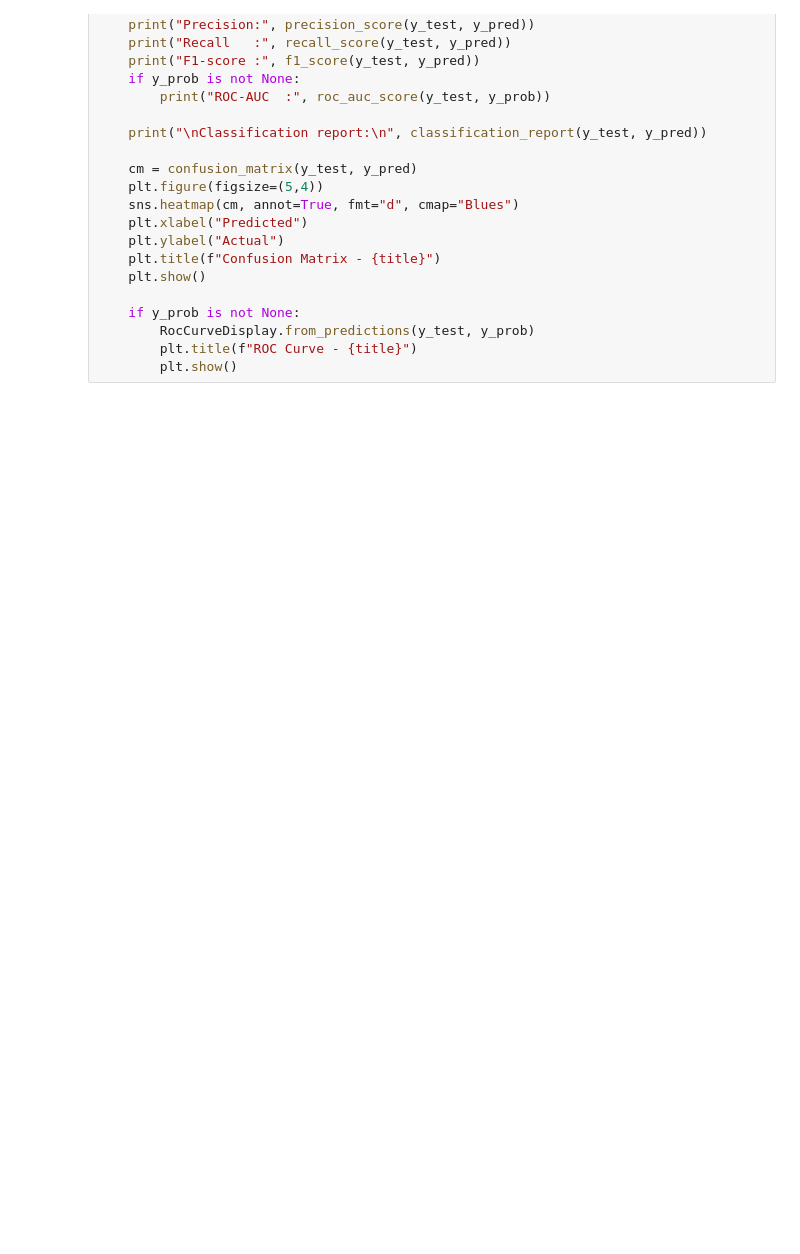
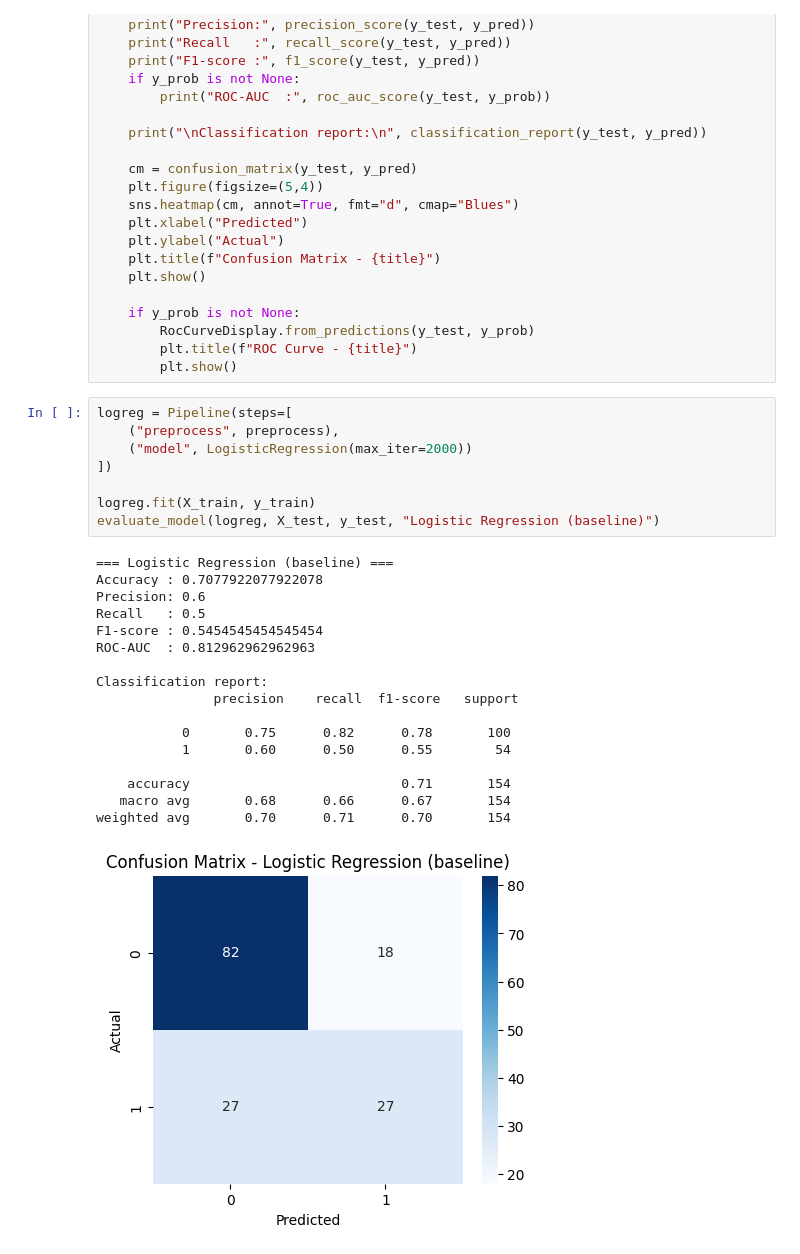
Before and after one commit to TramSt/decision-tree-pima-diabetes, a Jupyter notebook: notebooks/01_eda.ipynb, the cells around one changed output. Cells and saved outputs as stored; diff of their text form; blank space fills up the shorter version.

```diff
--- a/notebooks/01_eda.ipynb
+++ b/notebooks/01_eda.ipynb
@@ -196,3 +196,29 @@ def evaluate_model(model, X_test, y_test, title="Model"):
         RocCurveDisplay.from_predictions(y_test, y_prob)
         plt.title(f"ROC Curve - {title}")
         plt.show()
+# %%
+logreg = Pipeline(steps=[
+    ("preprocess", preprocess),
+    ("model", LogisticRegression(max_iter=2000))
+])
+
+logreg.fit(X_train, y_train)
+evaluate_model(logreg, X_test, y_test, "Logistic Regression (baseline)")
+# %% [output]
+=== Logistic Regression (baseline) ===
+Accuracy : 0.7077922077922078
+Precision: 0.6
+Recall   : 0.5
+F1-score : 0.5454545454545454
+ROC-AUC  : 0.812962962962963
+
+Classification report:
+               precision    recall  f1-score   support
+
+           0       0.75      0.82      0.78       100
+           1       0.60      0.50      0.55        54
+
+    accuracy                           0.71       154
+   macro avg       0.68      0.66      0.67       154
+weighted avg       0.70      0.71      0.70       154
+[figure, added]
```
Also changed, not shown: parts of 6 cells of this notebook.
